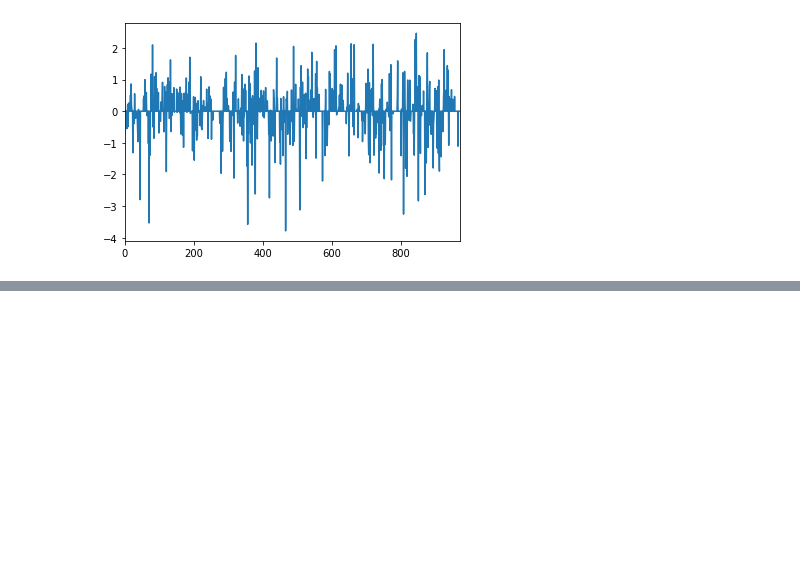
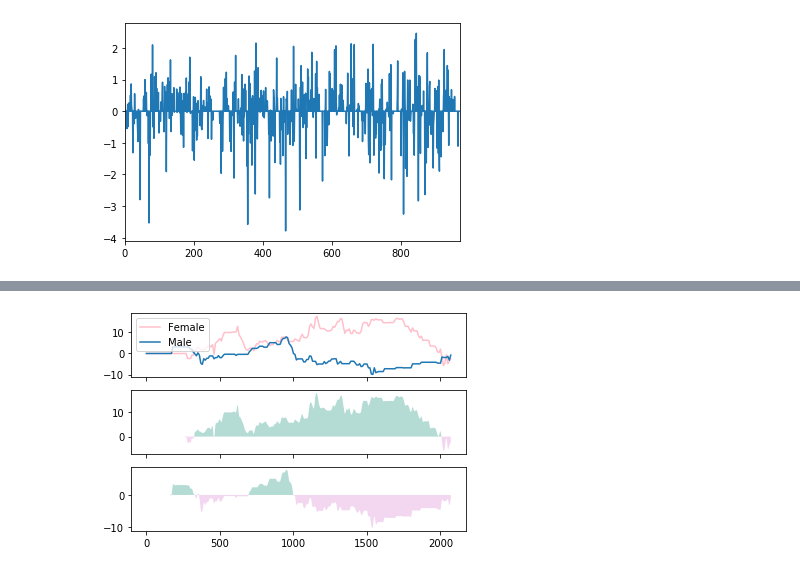
Before and after one commit to wenoptics/viz-of-gender-stereotypes-from-texts, a Jupyter notebook: general.ipynb, the cells around one changed output, grey strips where cells are left out. Drawn from its saved outputs; the diff is of its cells as text; code cells hidden in the pictures; blank space fills up the shorter version.

```diff
--- a/general.ipynb
+++ b/general.ipynb
@@ -44,0 +101,37 @@ plt.show()
+# %%
+def show_acc_stream_plot(story_idx, smooth_frac=10):
+    color_up = '#b4dcd5'
+    color_down = '#f3d7f0'
+
+    x = pd.Series(data_female_cum[story_idx]).index[::smooth_frac]
+    y_female_acc = data_female_cum[story_idx][::smooth_frac]
+    y_male_acc = data_male_cum[story_idx][::smooth_frac]
+
+    x_smooth = np.linspace(x.min(), x.max(), smooth_frac*len(x))
+    f1 = interp1d(x, y_female_acc, kind='quadratic')
+    f2 = interp1d(x, y_male_acc, kind='quadratic')
+    y1 = f1(x_smooth)
+    y2 = f2(x_smooth)
+
+    # Matplotlib
+    _, [ax0, ax1, ax2] = plt.subplots(3, 1, sharex=True)
+
+    ax0.plot(x, y_female_acc, c='pink')
+    ax0.plot(x, y_male_acc)
+    ax0.legend(['Female', 'Male'])
+
+    ax1.fill_between(x_smooth,  0, y1,
+                     where=(y1 >= 0), facecolor=color_up, interpolate=True)
+    ax1.fill_between(x_smooth,  0, y1,
+                     where=(y1 < 0), facecolor=color_down, interpolate=True)
+
+    ax2.fill_between(x_smooth,  0, y2,
+                     where=(y2 >= 0), facecolor=color_up, interpolate=True)
+    ax2.fill_between(x_smooth,  0, y2,
+                     where=(y2 < 0), facecolor=color_down, interpolate=True)
+
+    plt.show()
+# %%
+show_acc_stream_plot(story_idx=25)
+# %% [output]
+[figure, added]
```
Also changed, not shown: parts of 5 cells of this notebook.
